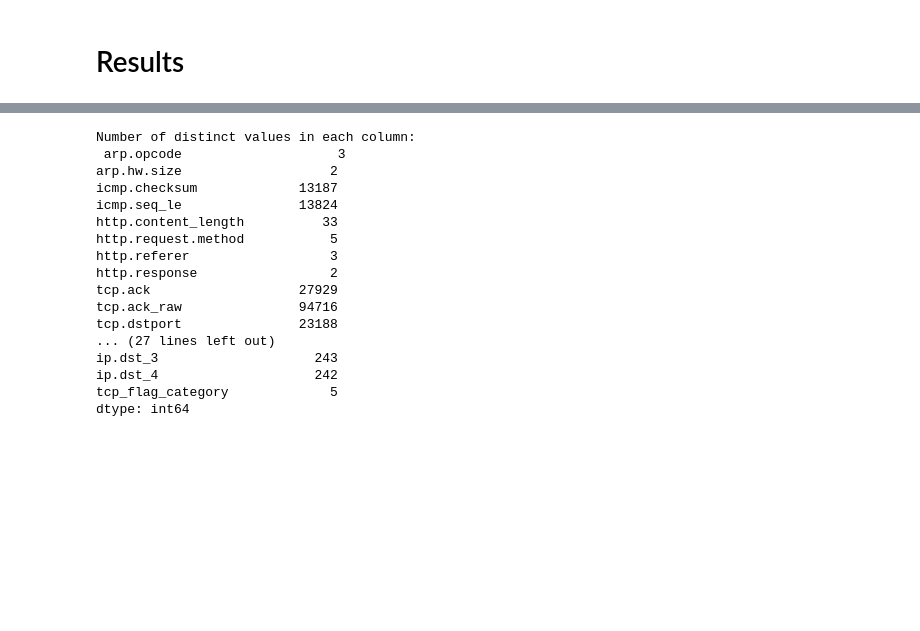
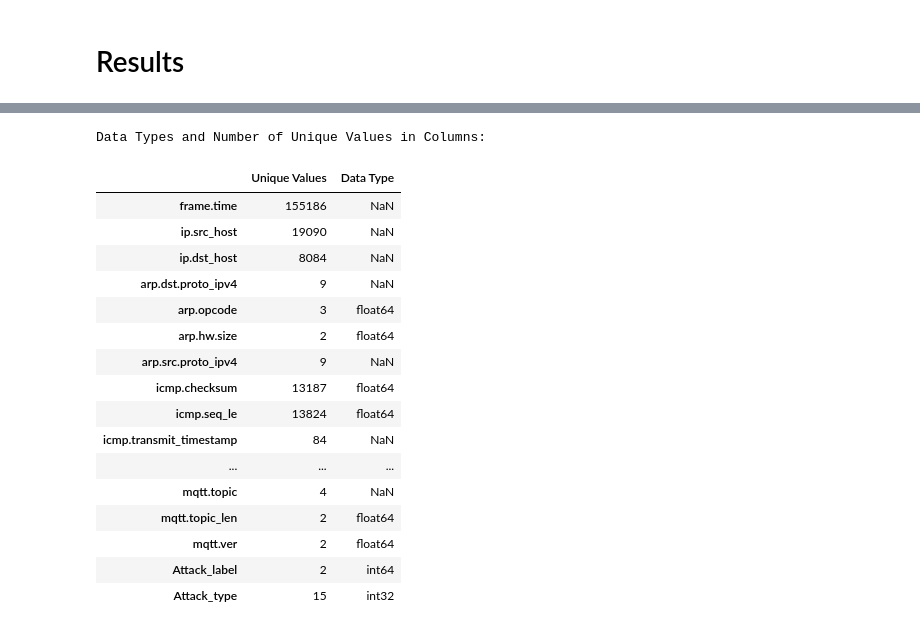
Before and after one commit to sachinprasanna7/AI-Based-Cloud-Protection, a Jupyter notebook: handcrafted_feature_selection.ipynb, the cells around one changed output, grey strips where cells are left out. Cells and saved outputs as stored; diff of their text form; code cells hidden in the pictures; blank space fills up the shorter version.

```diff
--- a/handcrafted_feature_selection.ipynb
+++ b/handcrafted_feature_selection.ipynb
@@ -974,3 +980,6 @@ Unique values in mqtt.hdrflags:
+# %%
+# drop mqtt.protoname as all are same
+ML_df = ML_df.drop(columns=["mqtt.protoname"], errors="ignore")
 # %%
 # hdr flags are same basically encompasses conflags, drop conflags
 ML_df = ML_df.drop(columns=["mqtt.conflags"], errors="ignore")
@@ -1038,0 +1057,28 @@ Dropped 4 coloumns here as they were not particularly useful for anything.
+# %%
+# Define mapping for attack types
+attack_mapping = {
+    'MITM': 1,
+    'Fingerprinting': 2,
+    'Ransomware': 3,
+    'Uploading': 4,
+    'SQL_injection': 5,
+    'DDoS_HTTP': 6,
+    'DDoS_TCP': 7,
+    'Password': 8,
+    'Port_Scanning': 9,
+    'Vulnerability_scanner': 10,
+    'Backdoor': 11,
+    'XSS': 12,
+    'Normal': 13,
+    'DDoS_UDP': 14,
+    'DDoS_ICMP': 15
+}
+
+# Replace values in the column
+ML_df['Attack_type'] = ML_df['Attack_type'].map(attack_mapping)
+
+# Ensure integer type
+ML_df['Attack_type'] = ML_df['Attack_type'].astype(int)
+
+# Verify the changes
+print(ML_df['Attack_type'].unique())
@@ -1056,25 +1102,26 @@ Index(['arp.opcode', 'arp.hw.size', 'icmp.checksum', 'icmp.seq_le',
       dtype='object')
-# %%
-pd.set_option('display.max_rows', None)  # Show all rows
-pd.set_option('display.max_columns', None)  # Show all columns (if needed)
-
-distinct_values = ML_df.nunique()
-print("Number of distinct values in each column:\n", distinct_values)
-# %% [output]
-Number of distinct values in each column:
- arp.opcode                    3
-arp.hw.size                   2
-icmp.checksum             13187
-icmp.seq_le               13824
-http.content_length          33
-http.request.method           5
-http.referer                  3
-http.response                 2
-tcp.ack                   27929
-tcp.ack_raw               94716
-tcp.dstport               23188
-... (27 lines left out)
-ip.dst_3                    243
-ip.dst_4                    242
-tcp_flag_category             5
-dtype: int64
+# %%
+# print the datatype of each column and then number of unique values in each column in a single table
+print("Data Types and Number of Unique Values in Columns:")
+distinct_values_df = pd.DataFrame(distinct_values, columns=["Unique Values"])
+distinct_values_df["Data Type"] = ML_df.dtypes
+distinct_values_df
+# %% [output]
+Data Types and Number of Unique Values in Columns:
+|  | Unique Values | Data Type |
+| frame.time | 155186 | NaN |
+| ip.src_host | 19090 | NaN |
+| ip.dst_host | 8084 | NaN |
+| arp.dst.proto_ipv4 | 9 | NaN |
+| arp.opcode | 3 | float64 |
+| arp.hw.size | 2 | float64 |
+| arp.src.proto_ipv4 | 9 | NaN |
+| icmp.checksum | 13187 | float64 |
+| icmp.seq_le | 13824 | float64 |
+| icmp.transmit_timestamp | 84 | NaN |
+| ... | ... | ... |
+| mqtt.topic | 4 | NaN |
+| mqtt.topic_len | 2 | float64 |
+| mqtt.ver | 2 | float64 |
+| Attack_label | 2 | int64 |
+| Attack_type | 15 | int32 |
```
Also changed, not shown: parts of 16 cells of this notebook, 1 other file.
